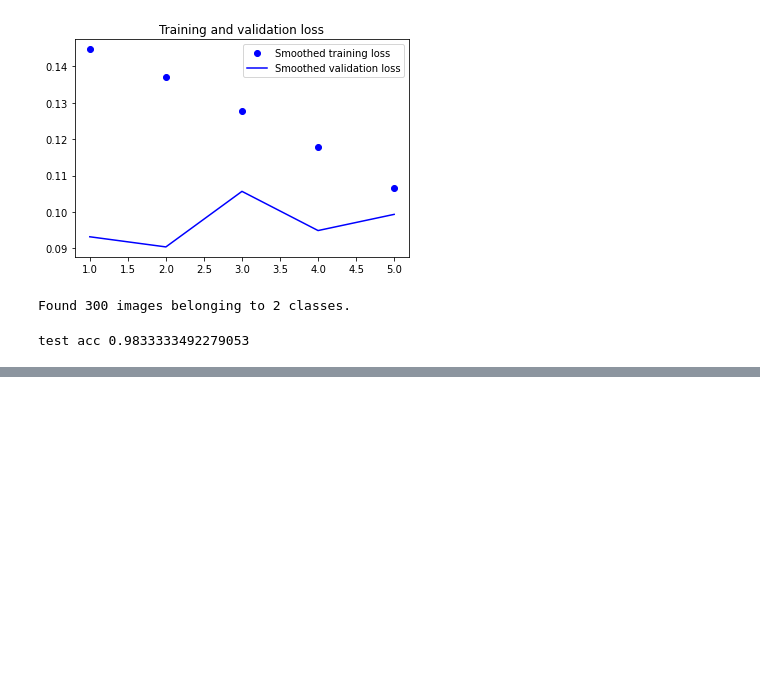
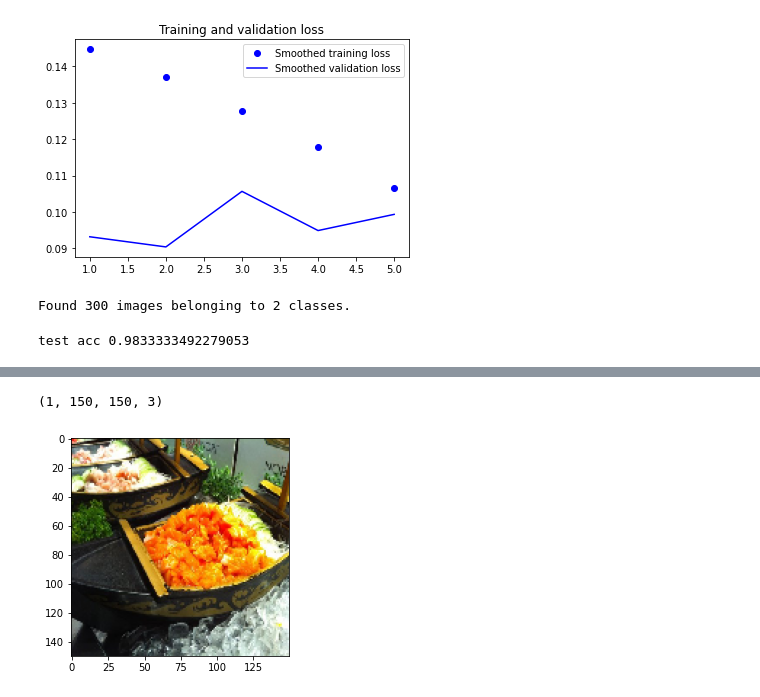
Before and after one commit to ElenaBonan/Python_projects, a Jupyter notebook: Food_recognition/Food_recognition.ipynb, the cells around one changed output, grey strips where cells are left out. Drawn from its saved outputs; the diff is of its cells as text; code cells hidden in the pictures; blank space fills up the shorter version.

Commit message:
visualization of the convnets part1

```diff
--- a/Food_recognition/Food_recognition.ipynb
+++ b/Food_recognition/Food_recognition.ipynb
@@ -554,0 +603,17 @@ test acc 0.9833333492279053
+# %%
+# we choose a photo and we put in the right format
+path_image = "Data\original_dataset\sashimi"
+image_name =  os.listdir(path_image)[10]
+path_image = os.path.join(path_image,image_name)
+img = image.load_img(path_image, target_size = (150,150))
+img_tensor = image.img_to_array(img)
+img_tensor = np.expand_dims(img_tensor, axis = 0)
+img_tensor /= 255.
+print(img_tensor.shape)
+# %% [output]
+(1, 150, 150, 3)
+# %%
+plt.imshow(img_tensor[0])
+plt.show()
+# %% [output]
+[figure, added]
```
Also changed, not shown: parts of 14 cells of this notebook, 1 other file.
